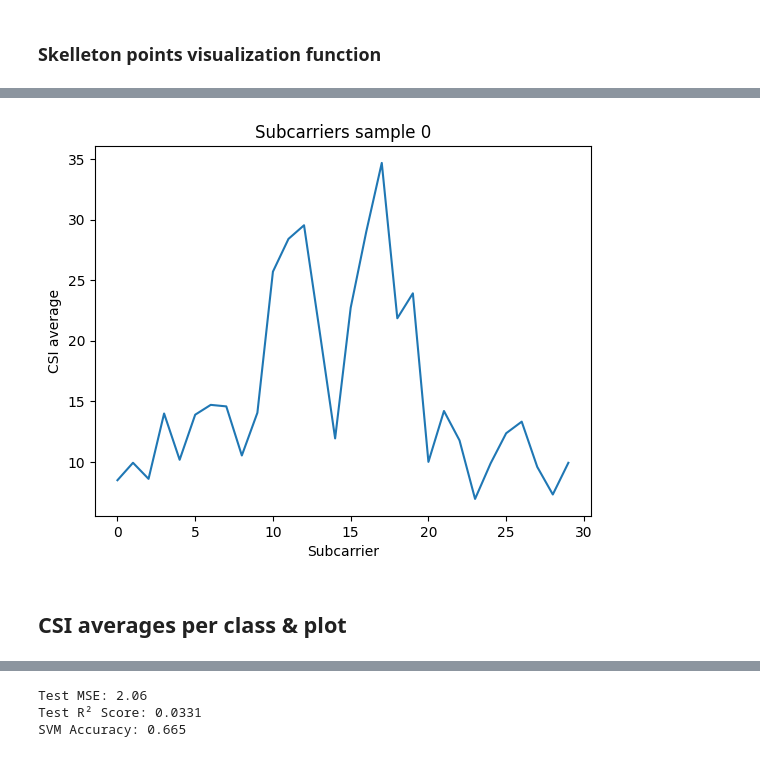
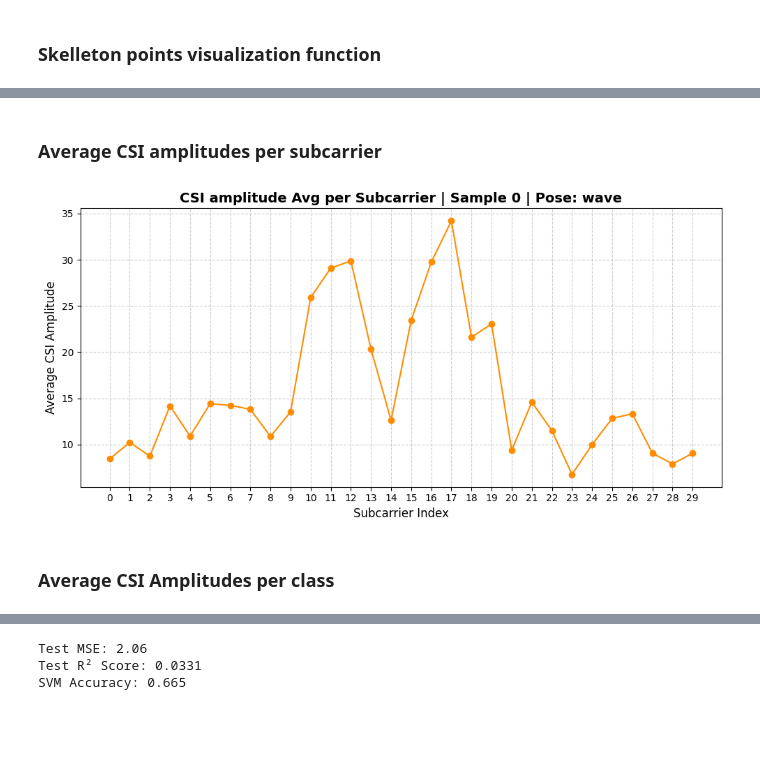
Before and after one commit to JavierGonzalezOtero02/Machine-Learning-for-networks, a Jupyter notebook: seminar2/Seminar_2(Revisar).ipynb, the cells around one changed output, grey strips where cells are left out. Saved outputs shown, nothing was run; the diff lists cells and outputs as text; code cells hidden in the pictures; blank space fills up the shorter version.

```diff
--- a/seminar2/Seminar_2(Revisar).ipynb
+++ b/seminar2/Seminar_2(Revisar).ipynb
@@ -111,12 +93,47 @@ averages_samples_df.head()
-# %%
-# Plot of the first sample
-
-plt.plot(averages_samples_df.iloc[0])
-plt.title("Subcarriers sample 0")
-plt.xlabel("Subcarrier")
-plt.ylabel("CSI average")
-plt.show()
-# %% [output]
-[figure, removed]
+# %% [markdown]
+### Average CSI amplitudes per subcarrier
+# %%
+def plot_csi_amplitude_averages(dataframe, labels, pose_names, sample_index=0):
+    '''
+    Plots the average CSI amplitude per subcarrier for a given sample and shows its pose label.
+
+    Parameters:
+    - dataframe (pd.DataFrame): CSI feature data (270 features per row).
+    - labels (pd.DataFrame): Integer labels (1 to 5) for each sample.
+    - pose_names (list or np.ndarray): List of human-readable pose names.
+    - sample_index (int): Sample to visualize.
+    - num_subcarriers (int): Number of subcarriers (default 30).
+
+    Returns:
+    - list: Average amplitudes per subcarrier for the selected sample.
+    '''
+
+    # Calcular promedio por subportadora
+    averages = []
+    for j in range(30):
+        start = j * 9
+        end = start + 9
+        csi_block = dataframe.iloc[sample_index, start:end]
+        averages.append(np.mean(csi_block))
+
+    # Obtener el nombre de la pose
+    pose_index = int(labels.iloc[sample_index, 0]) - 1
+    pose_name = pose_names[pose_index]
+
+    # Graficar
+    plt.figure(figsize=(10, 5))
+    plt.plot(range(30), averages, marker='o', linestyle='-', color='darkorange')
+    plt.title(f'CSI amplitude Avg per Subcarrier | Sample {sample_index} | Pose: {pose_name}', fontsize=14, weight='bold')
+    plt.xlabel('Subcarrier Index', fontsize=12)
+    plt.ylabel('Average CSI Amplitude', fontsize=12)
+    plt.grid(True, linestyle='--', alpha=0.6)
+    plt.xticks(range(30))
+    plt.tight_layout()
+    plt.show()
+# %%
+# Plot of the first sample
+plot_csi_amplitude_averages(train_features, train_labels, poses, sample_index=0)
+# %% [output]
+[figure, added]
 # %% [markdown]
-## CSI averages per class & plot
+### Average CSI Amplitudes per class
```
Also changed, not shown: parts of 21 cells of this notebook.
